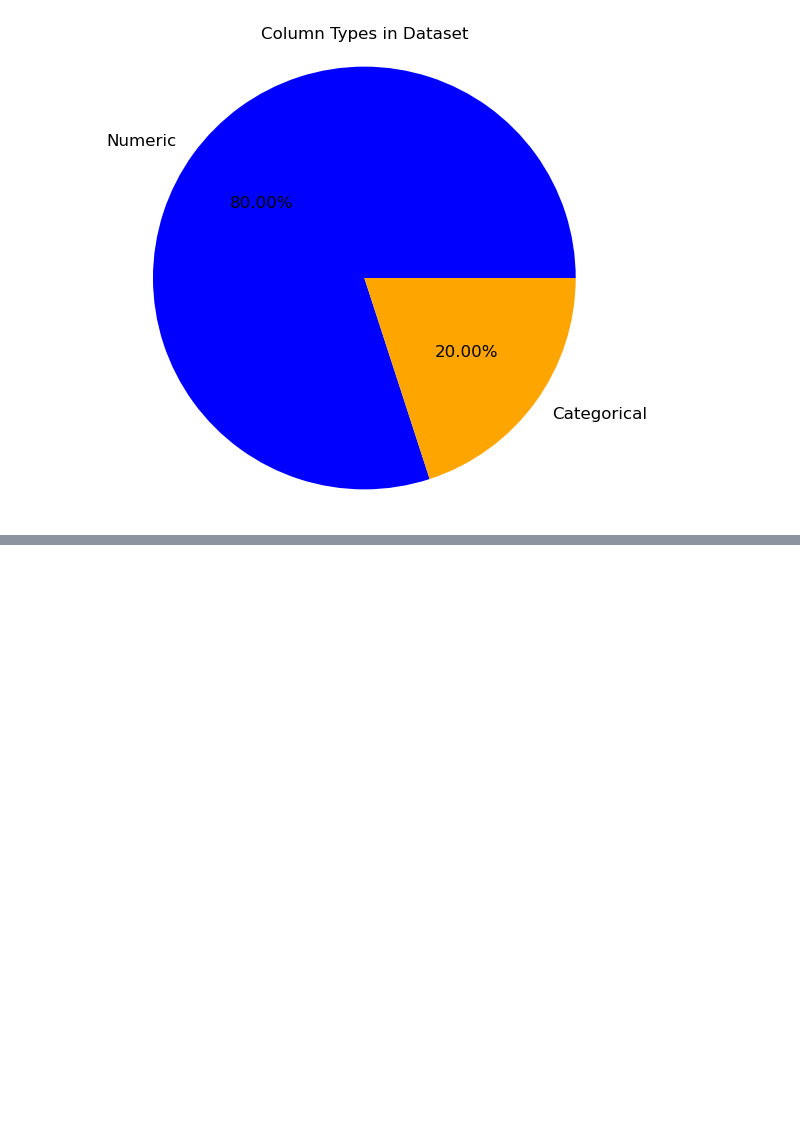
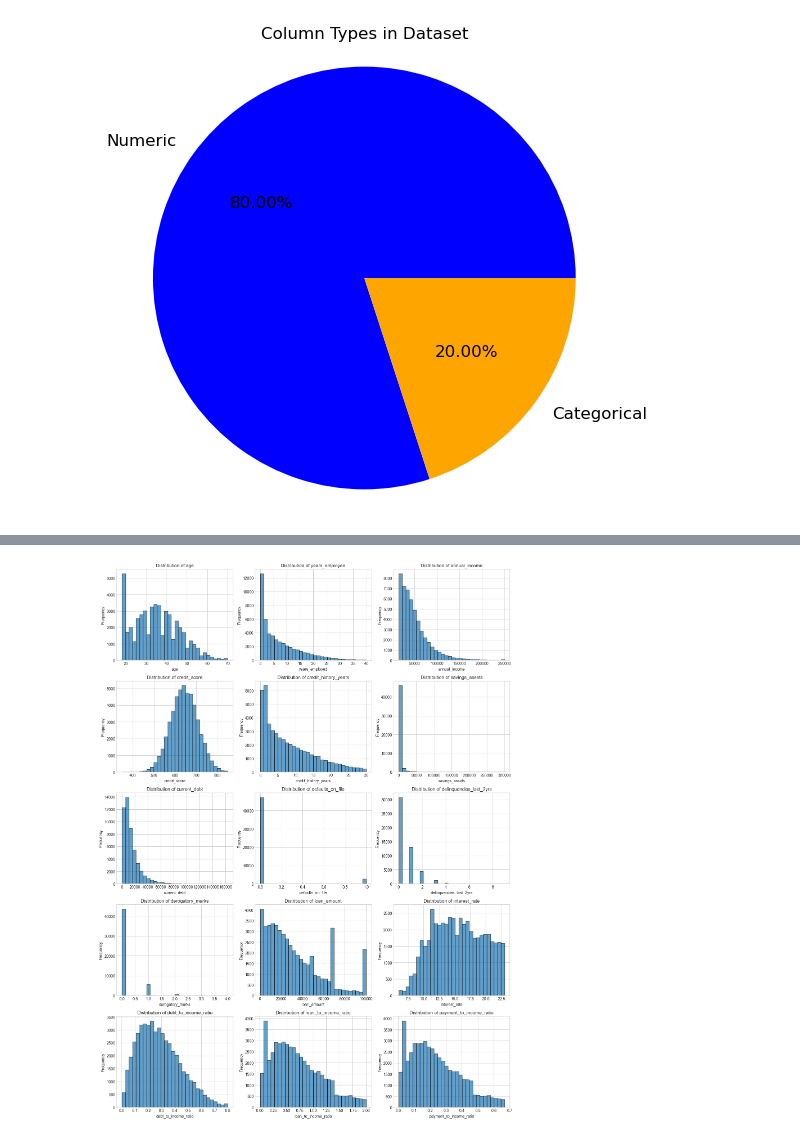
Before and after one commit to PearlisSad/CI-Realistic-Loan-Approval-Dataset, a Jupyter notebook: REALISTIC LOAN.ipynb, the cells around one changed output, grey strips where cells are left out. Saved outputs shown, nothing was run; the diff lists cells and outputs as text; code cells hidden in the pictures; blank space fills up the shorter version.

Commit message:
added Target distribution, categorical and numerical features to the code

```diff
--- a/REALISTIC LOAN.ipynb
+++ b/REALISTIC LOAN.ipynb
@@ -1,9 +1,23 @@
 # %% [markdown]
 # Realistic Loan Approval Dataset | US & Canada
 # %%
+# Import libraries
 import pandas as pd
+import numpy as np
 import matplotlib.pyplot as plt
 import seaborn as sns
+
+# For Regression
+from sklearn.model_selection import train_test_split
+from sklearn.linear_model import LinearRegression
+from sklearn.metrics import mean_absolute_error, r2_score
+
+# For Classification
+from sklearn.linear_model import LogisticRegression
+from sklearn.metrics import accuracy_score, confusion_matrix
+
+# Make graphs look nice
+plt.style.use('seaborn-v0_8-whitegrid')
 # %%
 Loan_df = pd.read_csv("Loan_approval_data_2025.csv")
 # %%
@@ -125,0 +170,17 @@ Text(0.5, 1.0, 'Column Types in Dataset')
+# %%
+# Distribution of numerical features
+numerical_cols = Loan_df.select_dtypes(include=['int64', 'float64']).columns.drop('loan_status')
+
+fig, axes = plt.subplots(5, 3, figsize=(15, 20))
+axes = axes.flatten()
+
+for i, col in enumerate(numerical_cols):
+    axes[i].hist(Loan_df[col], bins=30, edgecolor='black', alpha=0.7)
+    axes[i].set_title(f'Distribution of {col}')
+    axes[i].set_xlabel(col)
+    axes[i].set_ylabel('Frequency')
+
+plt.tight_layout()
+plt.show()
+# %% [output]
+[figure, added]
```
Also changed, not shown: parts of 8 cells of this notebook, 1 other file.
